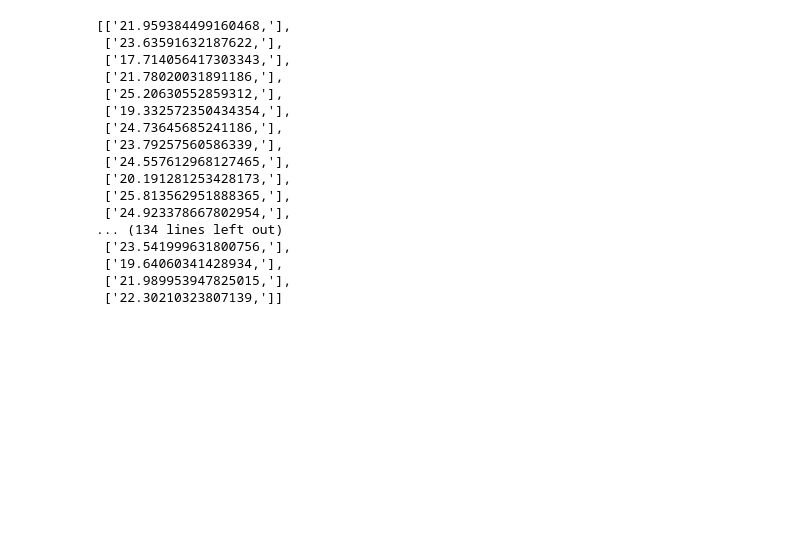
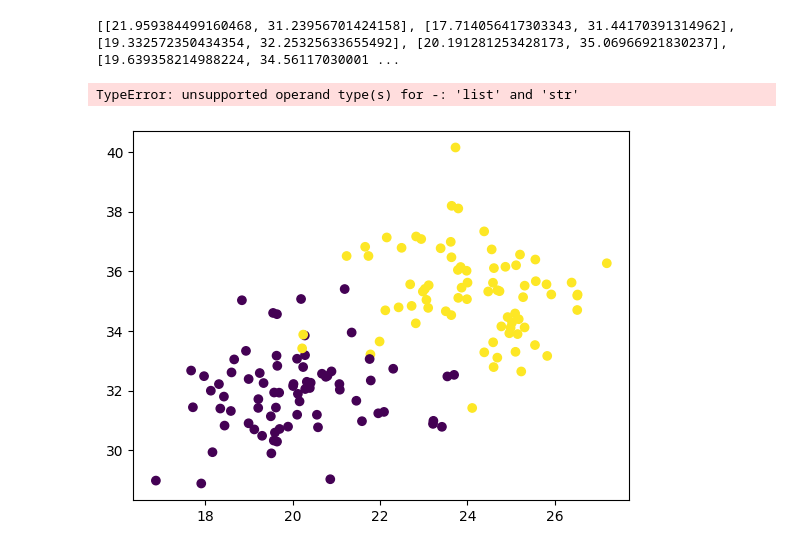
Before and after one commit to VineelaNedunuri/Python-vineela-nedunuri, a Jupyter notebook: Labs/Labb2.ipynb, the cells around one changed output. Cells and saved outputs as stored; diff of their text form; code cells hidden in the pictures; blank space fills up the shorter version.

```diff
--- a/Labs/Labb2.ipynb
+++ b/Labs/Labb2.ipynb
@@ -32,22 +48,0 @@ with open(path, "r") as f_read:
-# %%
-pichu = [line.split()[::3] for line in lines ]
-
-pichu
-# %% [output]
-[['21.959384499160468,'],
- ['23.63591632187622,'],
- ['17.714056417303343,'],
- ['21.78020031891186,'],
- ['25.20630552859312,'],
- ['19.332572350434354,'],
- ['24.73645685241186,'],
- ['23.79257560586339,'],
- ['24.557612968127465,'],
- ['20.191281253428173,'],
- ['25.813562951888365,'],
- ['24.923378667802954,'],
-... (134 lines left out)
- ['23.541999631800756,'],
- ['19.64060341428934,'],
- ['21.989953947825015,'],
- ['22.30210323807139,']]
@@ -58 +49,51 @@ for line in data_points:
+# %%
+pichu = []
+for data in data_clean:
+  #print(data[-1])
+  if data[-1] == 0:
+    x = data[0:2]
+    pichu.append(x)
+print(pichu)
+pikachu = []
+for data in data_clean:
+  #print(data[-1])
+  if data[-1] == 0:
+    x = data[0:2]
+    pichu.append(x)
+print(pichu)
+# %% [output]
+[[21.959384499160468, 31.23956701424158], [17.714056417303343, 31.44170391314962], [19.332572350434354, 32.25325633655492], [20.191281253428173, 35.06966921830237], [19.639358214988224, 34.56117030001 ...
+# %%
+import numpy as np
+import matplotlib.pyplot as plt
+import math
+path = "../Data/datapoints.txt"
+with open(path, "r") as f_read:
+
+    lines = f_read.readlines()
+
+    lines = lines[1::] # removes first line
+    #print(lines)
+    data_points = [lines.replace(',', '').split() for lines in lines]
+    #print(data_points)
+    data_clean = []
+    for data_point in data_points:
+
+        data_clean.append([float(data_point[0]), float(data_point[1]), int(data_point[2])])
+    #print(data_clean)
+
+
+
+    data_array = np.array(data_clean)
+
+    plt.scatter(data_array[:,0],data_array[:,1], c = data_array[:,-1])
+    distance_list = []
+    for test in test_clean:
+        for data in data_clean:
+            distance = math.sqrt((data_clean[0]-test_clean[0])**2 + (data_clean[1]-test_clean[1])**2 )
+            distance_list.append(distance)
+            print(distance_list)
+# %% [output]
+TypeError: unsupported operand type(s) for -: 'list' and 'str'
+[figure, added]
 # %%
```
Also changed, not shown: parts of 5 cells of this notebook.
